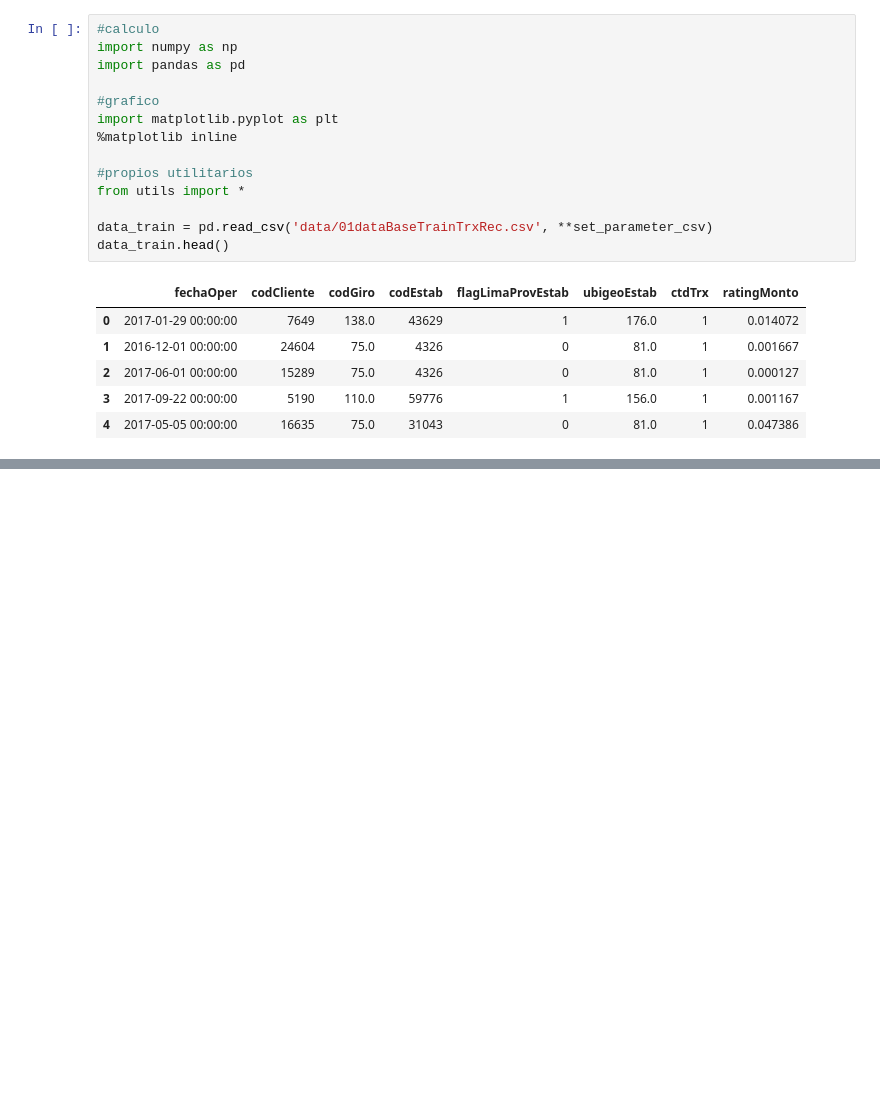
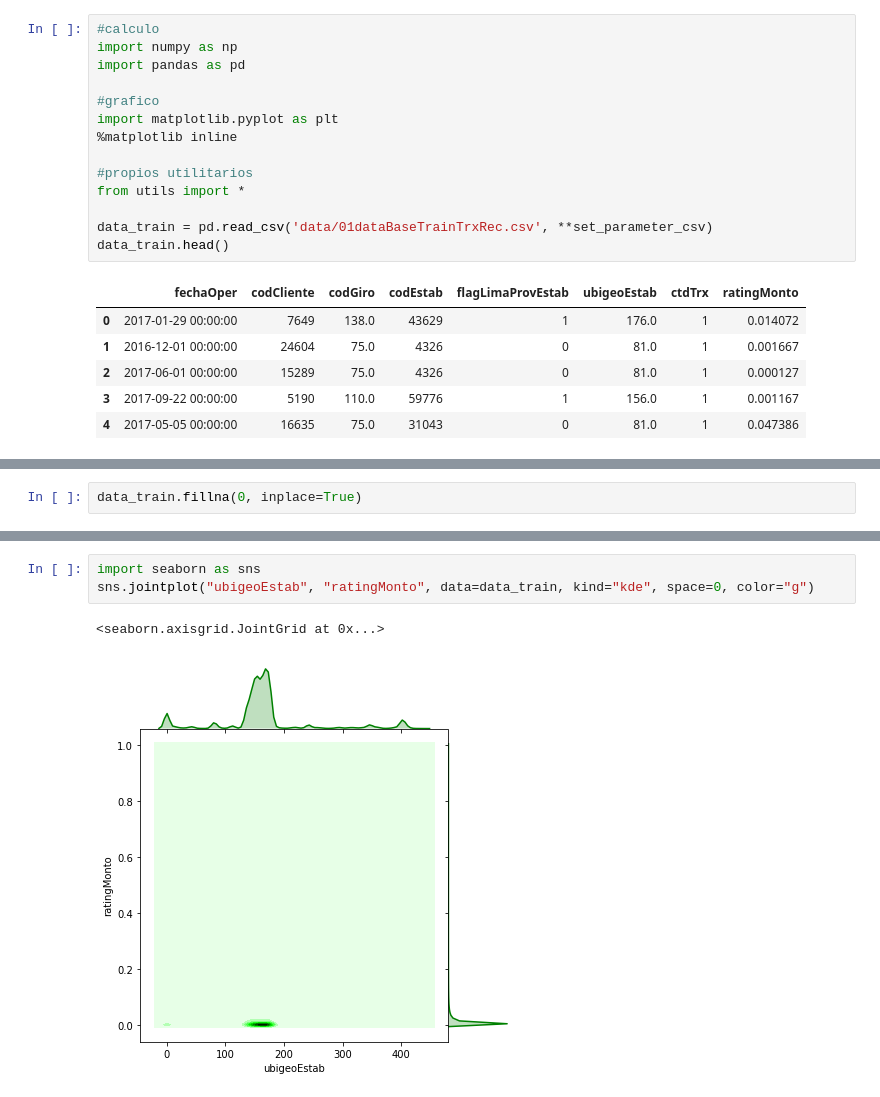
Before and after one commit to kendalvictor/codeando, a Jupyter notebook: machine_learning/_bbva data challeneger 2018/while_i_am_working.ipynb, the cells around one changed output, grey strips where cells are left out. Cells and saved outputs as stored; diff of their text form; blank space fills up the shorter version.

```diff
--- a/machine_learning/_bbva data challeneger 2018/while_i_am_working.ipynb
+++ b/machine_learning/_bbva data challeneger 2018/while_i_am_working.ipynb
@@ -88,0 +34,2 @@ null_verificator(data_perfil)
+# %%
+data_train.fillna(0, inplace=True)
@@ -88,0 +40,6 @@ null_verificator(data_perfil)
+# %%
+import seaborn as sns
+sns.jointplot("ubigeoEstab", "ratingMonto", data=data_train, kind="kde", space=0, color="g")
+# %% [output]
+<seaborn.axisgrid.JointGrid at 0x...>
+[figure, added]
```
Also changed, not shown: parts of 15 cells of this notebook.
